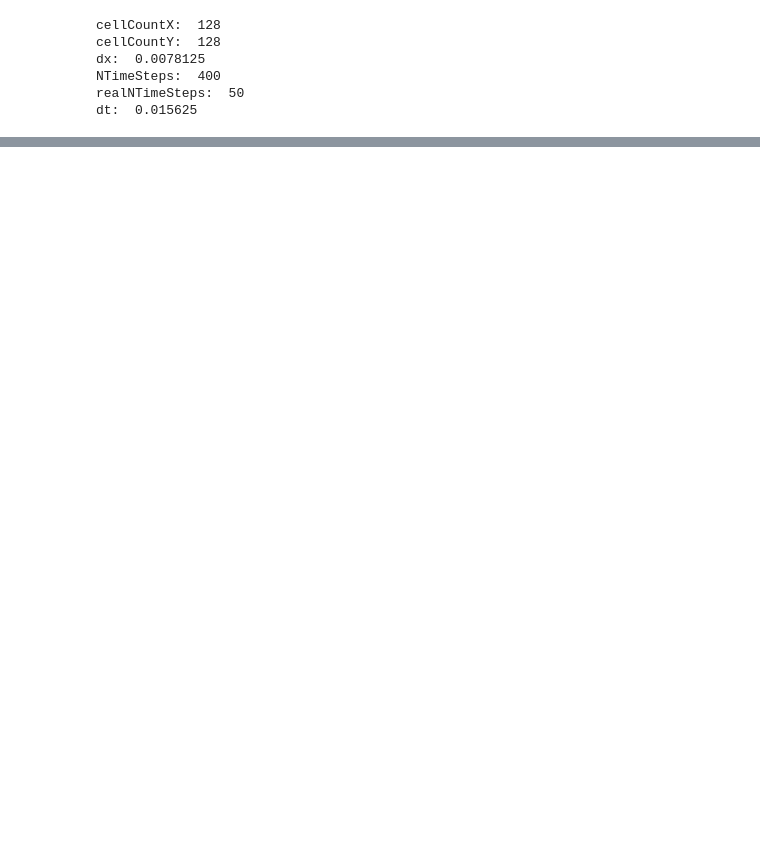
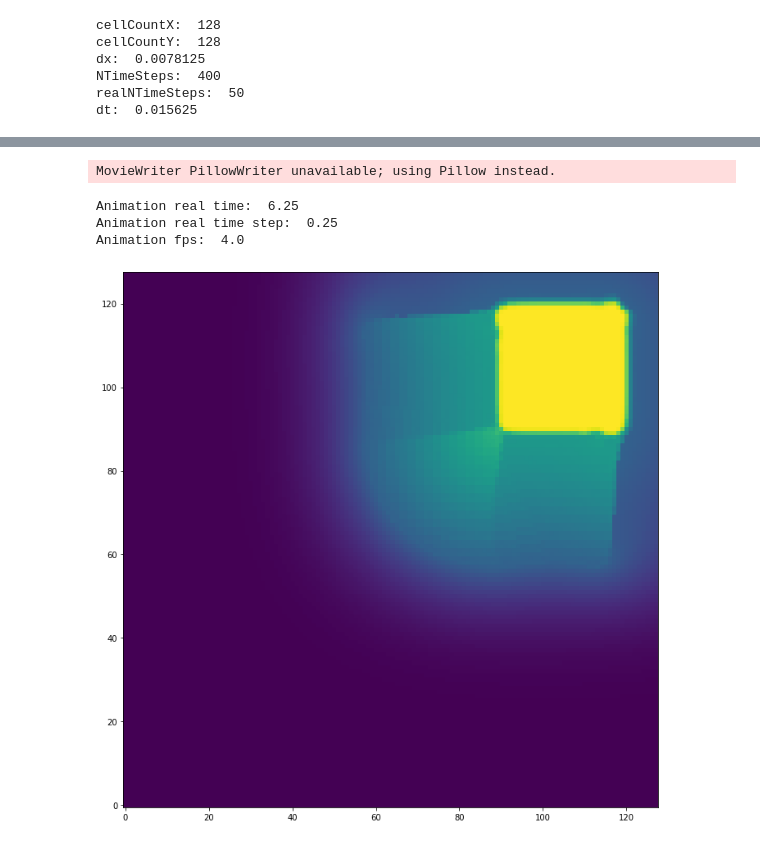
Before and after one commit to GSench/DigitalGeometry, a Jupyter notebook: Programs/DGVisualization/JupyterResearch/TransportEquation2DVisualizer.ipynb, the cells around one changed output, grey strips where cells are left out. Saved outputs shown, nothing was run; the diff lists cells and outputs as text; code cells hidden in the pictures; blank space fills up the shorter version.

```diff
--- a/Programs/DGVisualization/JupyterResearch/TransportEquation2DVisualizer.ipynb
+++ b/Programs/DGVisualization/JupyterResearch/TransportEquation2DVisualizer.ipynb
@@ -97,0 +113,23 @@ Animation fps:  4.0
+# %%
+fig = plt.figure(figsize=(12, 12))
+camera = Camera(fig)
+for frame in frames:
+    plt.imshow(lowValueHighlighter(frame), origin='lower')
+    camera.snap()
+animation = camera.animate()
+
+slowmo = 2
+time = dt * NTimeSteps
+print("Animation real time: ", time)
+realTimeStep = time / realNTimeSteps * slowmo
+print("Animation real time step: ", realTimeStep)
+fps = 1 / realTimeStep
+print("Animation fps: ", fps)
+
+animation.save(downDir(plotOutPath, title+'_highlighted.gif'), writer='PillowWriter', fps=fps)
+# %% [output]
+MovieWriter PillowWriter unavailable; using Pillow instead.
+Animation real time:  6.25
+Animation real time step:  0.25
+Animation fps:  4.0
+[figure, added]
```
Also changed, not shown: parts of 5 cells of this notebook, 33 other files.
